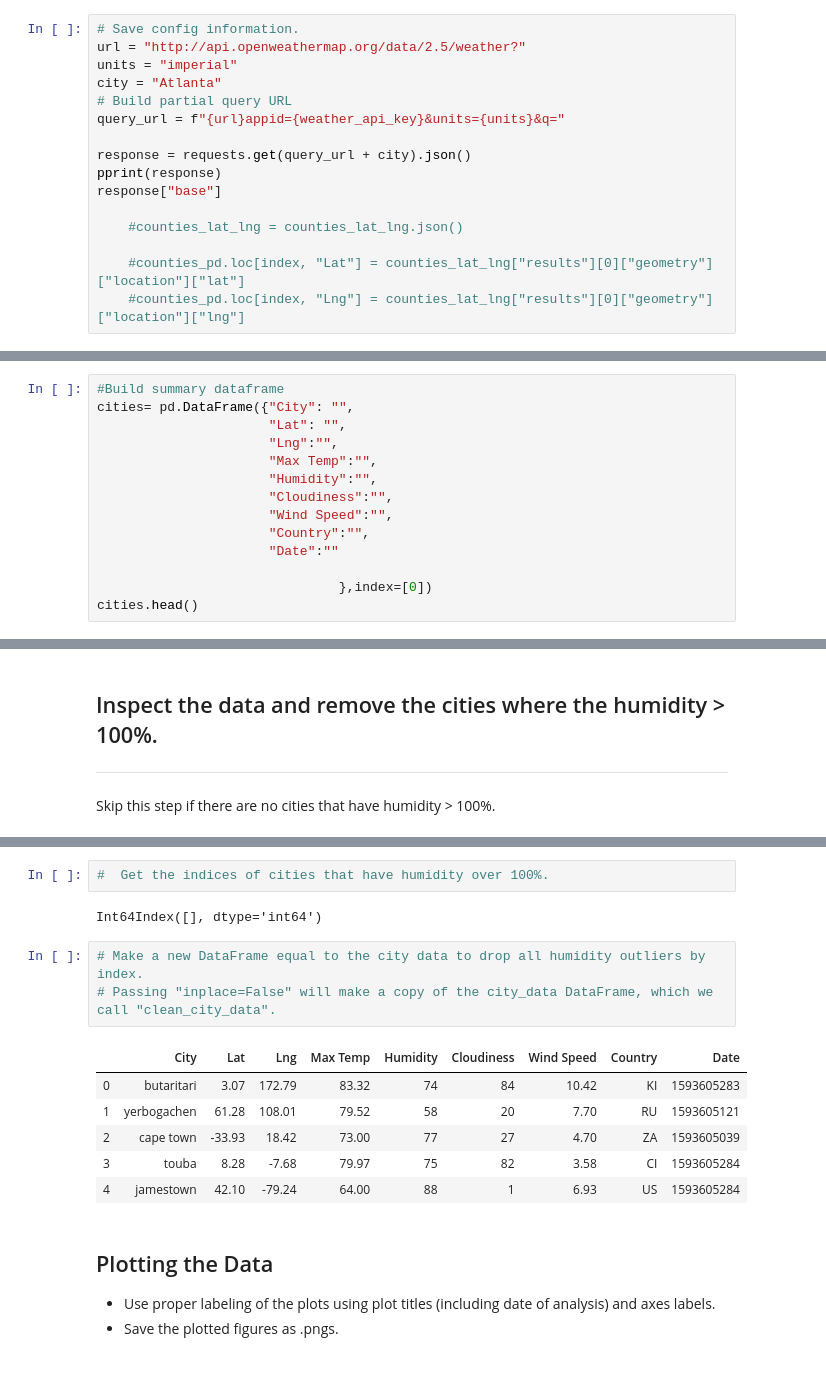
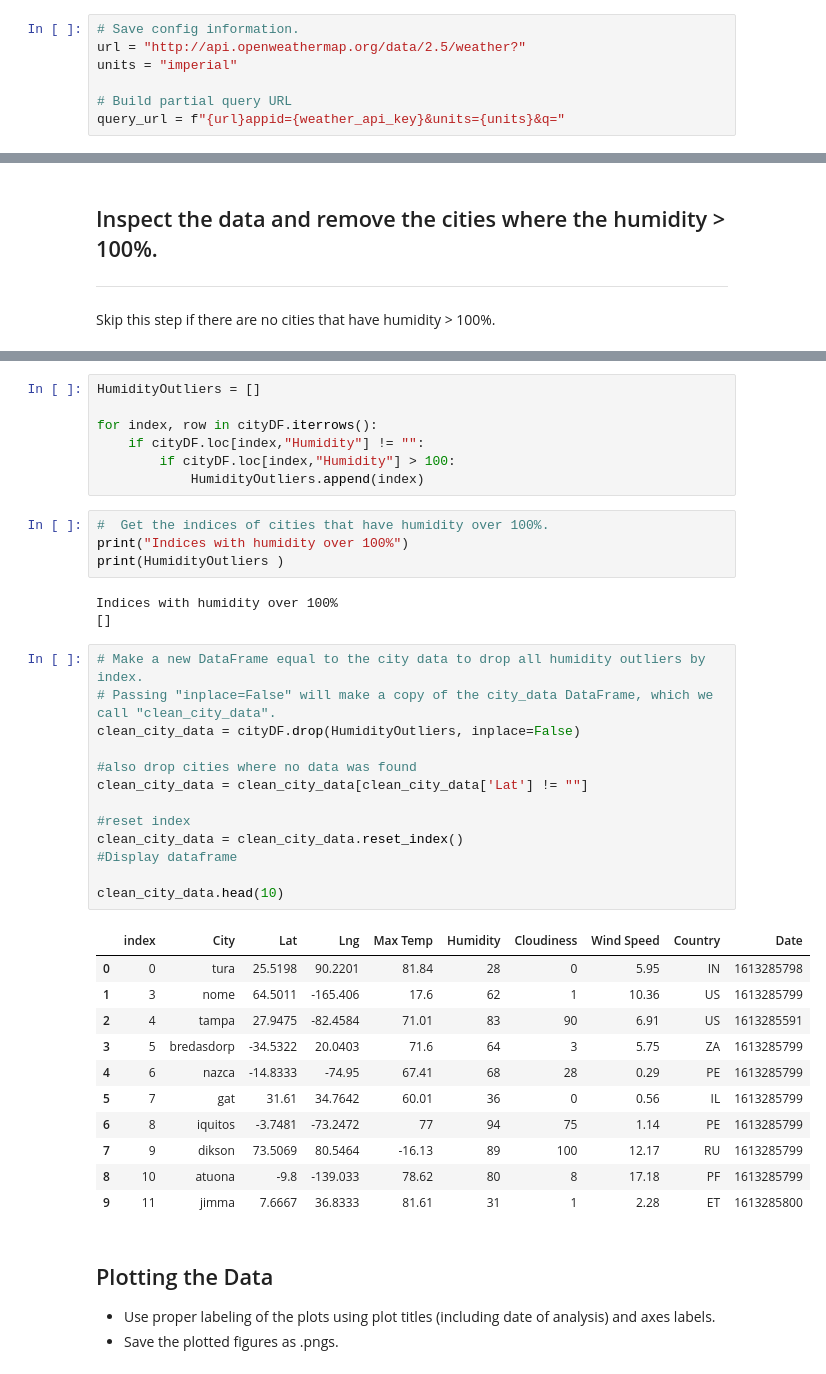
Before and after one commit to safetyh546/python-api-challenge, a Jupyter notebook: WeatherPy/WeatherPy.ipynb, the cells around one changed output, grey strips where cells are left out. Saved outputs shown, nothing was run; the diff lists cells and outputs as text.

```diff
--- a/WeatherPy/WeatherPy.ipynb
+++ b/WeatherPy/WeatherPy.ipynb
@@ -58,15 +59,6 @@ len(cities)
 # Save config information.
 url = "http://api.openweathermap.org/data/2.5/weather?"
 units = "imperial"
-city = "Atlanta"
+
 # Build partial query URL
 query_url = f"{url}appid={weather_api_key}&units={units}&q="
-
-response = requests.get(query_url + city).json()
-pprint(response)
-response["base"]
-
-    #counties_lat_lng = counties_lat_lng.json()
-
-    #counties_pd.loc[index, "Lat"] = counties_lat_lng["results"][0]["geometry"]["location"]["lat"]
-    #counties_pd.loc[index, "Lng"] = counties_lat_lng["results"][0]["geometry"]["location"]["lng"]
@@ -92,14 +64,0 @@ response["base"]
-# %%
-#Build summary dataframe
-cities= pd.DataFrame({"City": "",
-                      "Lat": "",
-                      "Lng":"",
-                      "Max Temp":"",
-                      "Humidity":"",
-                      "Cloudiness":"",
-                      "Wind Speed":"",
-                      "Country":"",
-                      "Date":""
-
-                               },index=[0])
-cities.head()
@@ -147,17 +161,42 @@ Skip this step if there are no cities that have humidity > 100%.
+# %%
+HumidityOutliers = []
+
+for index, row in cityDF.iterrows():
+    if cityDF.loc[index,"Humidity"] != "":
+        if cityDF.loc[index,"Humidity"] > 100:
+            HumidityOutliers.append(index)
 # %%
 #  Get the indices of cities that have humidity over 100%.
+print("Indices with humidity over 100%")
+print(HumidityOutliers )
 # %% [output]
-Int64Index([], dtype='int64')
+Indices with humidity over 100%
+[]
 # %%
 # Make a new DataFrame equal to the city data to drop all humidity outliers by index.
 # Passing "inplace=False" will make a copy of the city_data DataFrame, which we call "clean_city_data".
+clean_city_data = cityDF.drop(HumidityOutliers, inplace=False)
+
+#also drop cities where no data was found
+clean_city_data = clean_city_data[clean_city_data['Lat'] != ""]
+
+#reset index
+clean_city_data = clean_city_data.reset_index()
+#Display dataframe
+
+clean_city_data.head(10)
 # %% [output]
-|  | City | Lat | Lng | Max Temp | Humidity | Cloudiness | Wind Speed | Country | Date |
-| 0 | butaritari | 3.07 | 172.79 | 83.32 | 74 | 84 | 10.42 | KI | 1593605283 |
-| 1 | yerbogachen | 61.28 | 108.01 | 79.52 | 58 | 20 | 7.70 | RU | 1593605121 |
-| 2 | cape town | -33.93 | 18.42 | 73.00 | 77 | 27 | 4.70 | ZA | 1593605039 |
-| 3 | touba | 8.28 | -7.68 | 79.97 | 75 | 82 | 3.58 | CI | 1593605284 |
-| 4 | jamestown | 42.10 | -79.24 | 64.00 | 88 | 1 | 6.93 | US | 1593605284 |
+|  | index | City | Lat | Lng | Max Temp | Humidity | Cloudiness | Wind Speed | Country | Date |
+| 0 | 0 | tura | 25.5198 | 90.2201 | 81.84 | 28 | 0 | 5.95 | IN | 1613285798 |
+| 1 | 3 | nome | 64.5011 | -165.406 | 17.6 | 62 | 1 | 10.36 | US | 1613285799 |
+| 2 | 4 | tampa | 27.9475 | -82.4584 | 71.01 | 83 | 90 | 6.91 | US | 1613285591 |
+| 3 | 5 | bredasdorp | -34.5322 | 20.0403 | 71.6 | 64 | 3 | 5.75 | ZA | 1613285799 |
+| 4 | 6 | nazca | -14.8333 | -74.95 | 67.41 | 68 | 28 | 0.29 | PE | 1613285799 |
+| 5 | 7 | gat | 31.61 | 34.7642 | 60.01 | 36 | 0 | 0.56 | IL | 1613285799 |
+| 6 | 8 | iquitos | -3.7481 | -73.2472 | 77 | 94 | 75 | 1.14 | PE | 1613285799 |
+| 7 | 9 | dikson | 73.5069 | 80.5464 | -16.13 | 89 | 100 | 12.17 | RU | 1613285799 |
+| 8 | 10 | atuona | -9.8 | -139.033 | 78.62 | 80 | 8 | 17.18 | PF | 1613285799 |
+| 9 | 11 | jimma | 7.6667 | 36.8333 | 81.61 | 31 | 1 | 2.28 | ET | 1613285800 |
 # %% [markdown]
 ## Plotting the Data
 * Use proper labeling of the plots using plot titles (including date of analysis) and axes labels.
```
Also changed, not shown: parts of 26 cells of this notebook, 6 other files.
